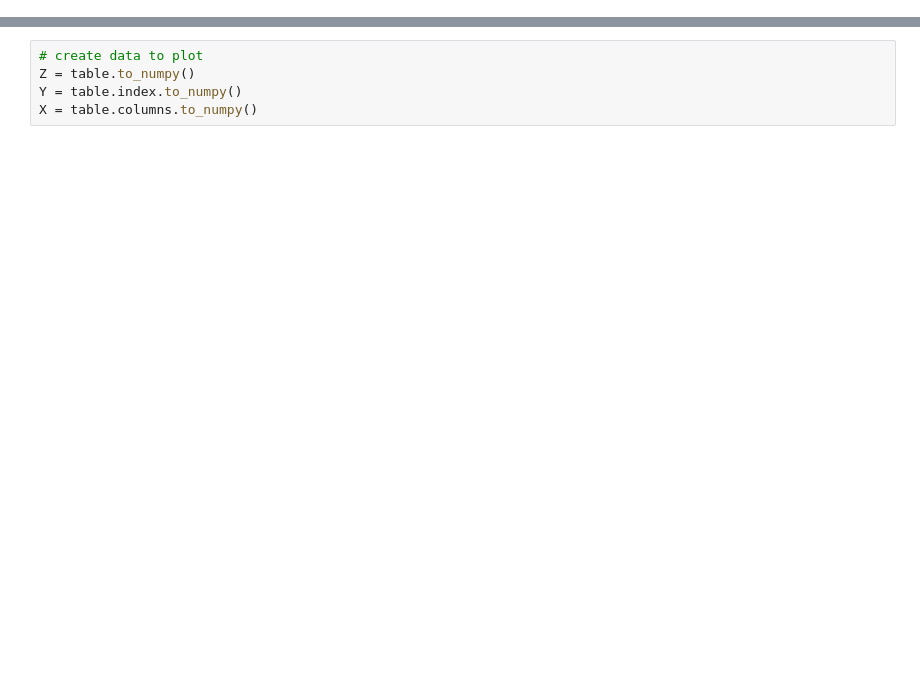
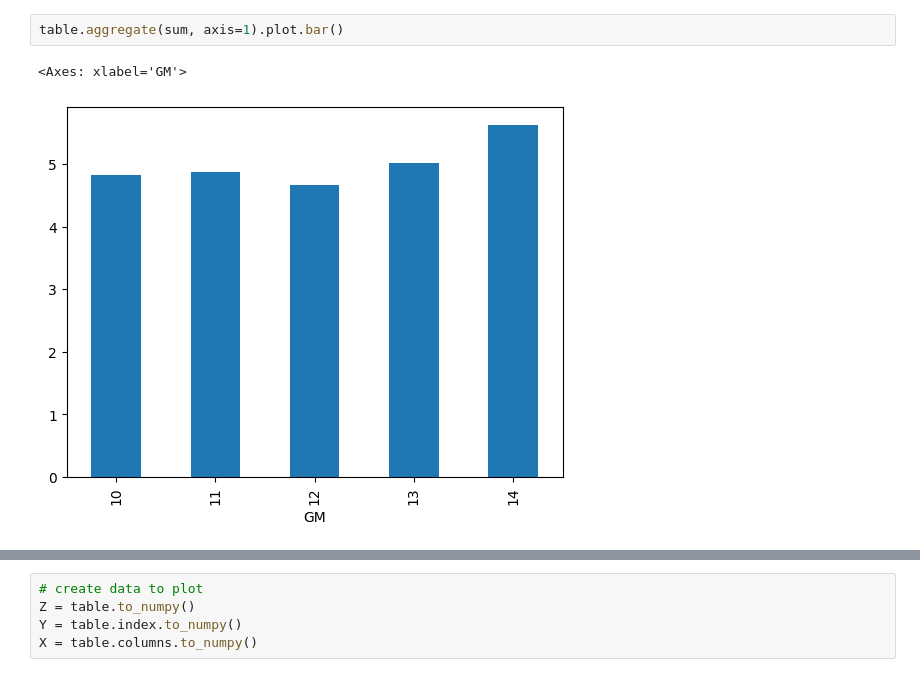
Before and after one commit to Krist0f0l0s/kawusia, a Jupyter notebook: kawa.ipynb, the cells around one changed output, grey strips where cells are left out. Cells and saved outputs as stored; diff of their text form; blank space fills up the shorter version.

```diff
--- a/kawa.ipynb
+++ b/kawa.ipynb
@@ -50,0 +45,5 @@ table
+# %%
+table.aggregate(sum, axis=1).plot.bar()
+# %% [output]
+<Axes: xlabel='GM'>
+[figure, added]
```
Also changed, not shown: parts of 7 cells of this notebook, 1 other file.
